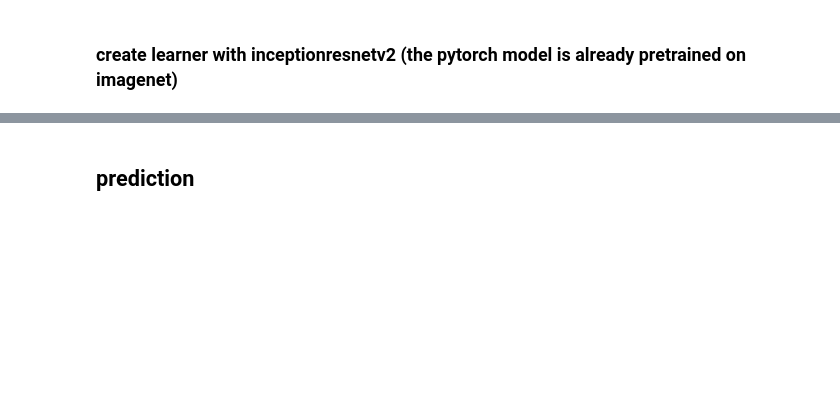
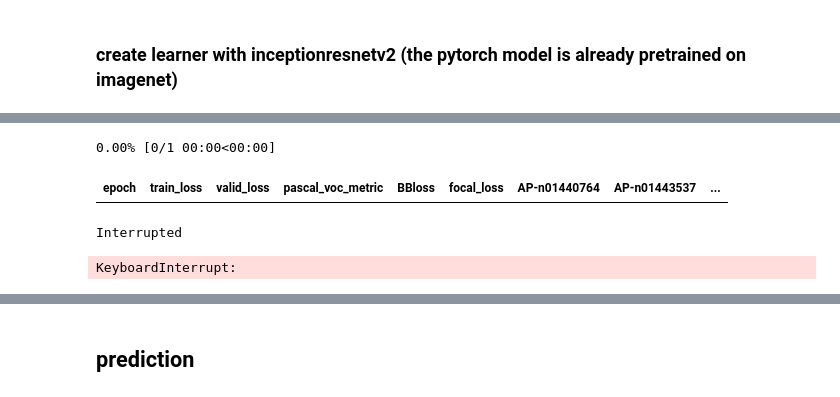
Before and after one commit to CozyDoomer/Machine-Learning, a Jupyter notebook: unstructured-data/image/imagenet-webapp-models/webapp_object_detection_resnet18.ipynb, the cells around one changed output, grey strips where cells are left out. Cells and saved outputs as stored; diff of their text form; code cells hidden in the pictures; blank space fills up the shorter version.

```diff
--- a/unstructured-data/image/imagenet-webapp-models/webapp_object_detection_resnet18.ipynb
+++ b/unstructured-data/image/imagenet-webapp-models/webapp_object_detection_resnet18.ipynb
@@ -234,7 +236,7 @@ data_bunch.save('imagenet_299px_object_detection.pkl')
 size = 256
 # %%
 data_bunch = load_data('data/ILSVRC/Data/CLS-LOC', 'imagenet_256px_object_detection.pkl',
-                       collate_fn=bb_pad_collate, bs=16, num_workers=8)
+                       collate_fn=bb_pad_collate, bs=8, num_workers=8)
 # %% [markdown]
 ### quick look at the images
 # %%
@@ -292,5 +322,10 @@ learn.recorder.plot(suggestion=True)
 # %%
-lr = 1e-2
+lr = 1e-3
 # %%
-learn.fit_one_cycle(3, max_lr=slice(lr), div_factor=15)
+learn.fit_one_cycle(1, max_lr=slice(lr), div_factor=35)
+# %% [output]
+0.00% [0/1 00:00<00:00]
+| epoch | train_loss | valid_loss | pascal_voc_metric | BBloss | focal_loss | AP-n01440764 | AP-n01443537 | ... |
+Interrupted
+KeyboardInterrupt:
 # %%
```
Also changed, not shown: parts of 54 cells of this notebook, 2 other files.
